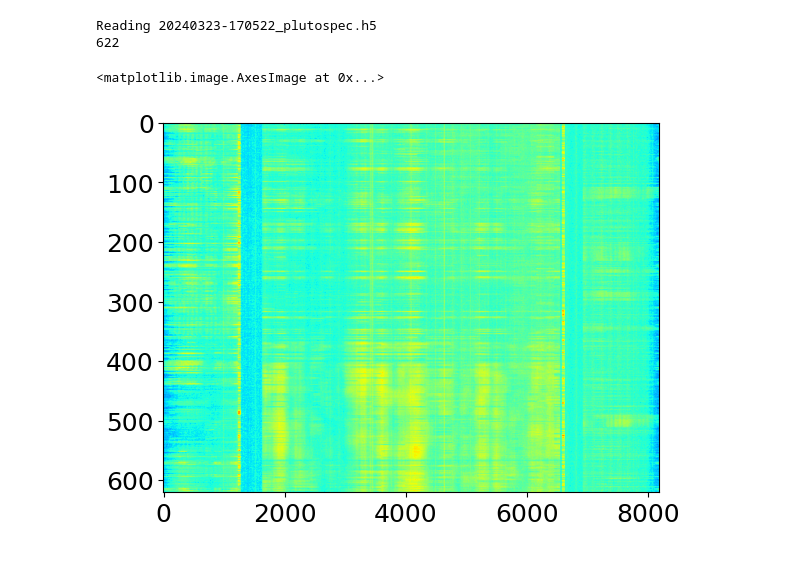
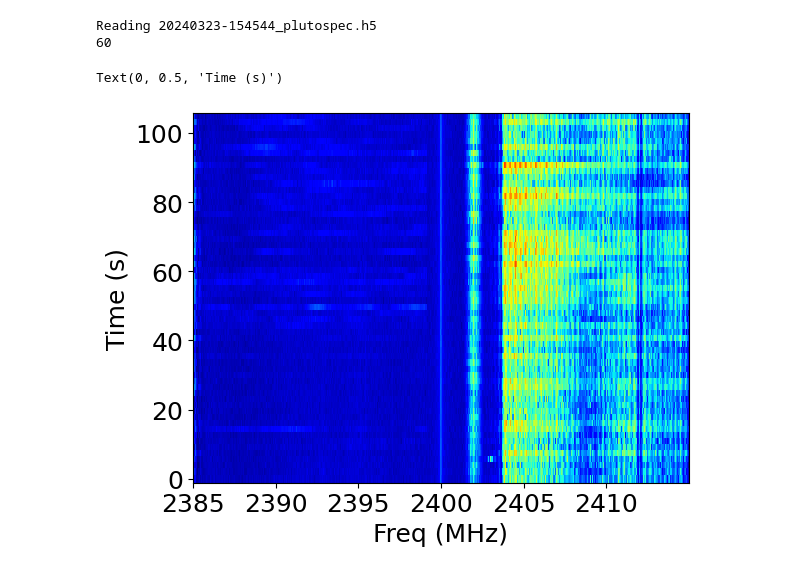
Before and after one commit to jnthek/plutosdr, a Jupyter notebook: Read_hdf5_correlated.ipynb, the cells around one changed output. Cells and saved outputs as stored; diff of their text form; code cells hidden in the pictures.

```diff
--- a/Read_hdf5_correlated.ipynb
+++ b/Read_hdf5_correlated.ipynb
@@ -23,28 +24,29 @@ def h5filespec(h5_file):
 # %%
-# h5_filename = "20240323-154544_plutospec.h5"
+h5_filename = "20240323-154544_plutospec.h5"
 # h5_filename = "20240323-155410_plutospec.h5"
 # h5_filename = "20240323-155855_plutospec.h5"
 # h5_filename = "20240323-160448_plutospec.h5"
 # h5_filename = "20240323-160546_plutospec.h5"
 # h5_filename = "20240323-160641_plutospec.h5"
 # h5_filename = "20240323-161147_plutospec.h5"
 # h5_filename = "20240323-162936_plutospec.h5"
 # h5_filename = "20240323-163102_plutospec.h5"
 # h5_filename = "20240323-163707_plutospec.h5"
 # h5_filename = "20240323-164128_plutospec.h5"
 
-h5_filename = "20240323-170522_plutospec.h5"
+# h5_filename = "20240323-170522_plutospec.h5"
 
-freqs, auto11, auto22, cross12 = h5filespec(h5_filename)
+freqs, timestamps, auto11, auto22, cross12 = h5filespec(h5_filename)
+
+fig, ax = plt.subplots()
+ax.pcolormesh(freqs/1e6, timestamps-timestamps[0], np.log(np.abs(auto11)), cmap='jet')
+ax.set_xlabel("Freq (MHz)")
+ax.set_ylabel("Time (s)")
 # %% [output]
-Reading 20240323-170522_plutospec.h5
-622
+Reading 20240323-154544_plutospec.h5
+60
+Text(0, 0.5, 'Time (s)')
+[figure, added]
-# %%
-plt.figure()
-plt.imshow(np.log(np.abs(auto11)), aspect='auto', cmap='jet')
-# %% [output]
-<matplotlib.image.AxesImage at 0x...>
-[figure, removed]
 # %%
 plt.figure(figsize=(16,9))
 plt.semilogy(freqs/1e6, np.mean(np.abs(auto11), axis=0))
```
Also changed, not shown: parts of 2 cells of this notebook, 3 other files.
